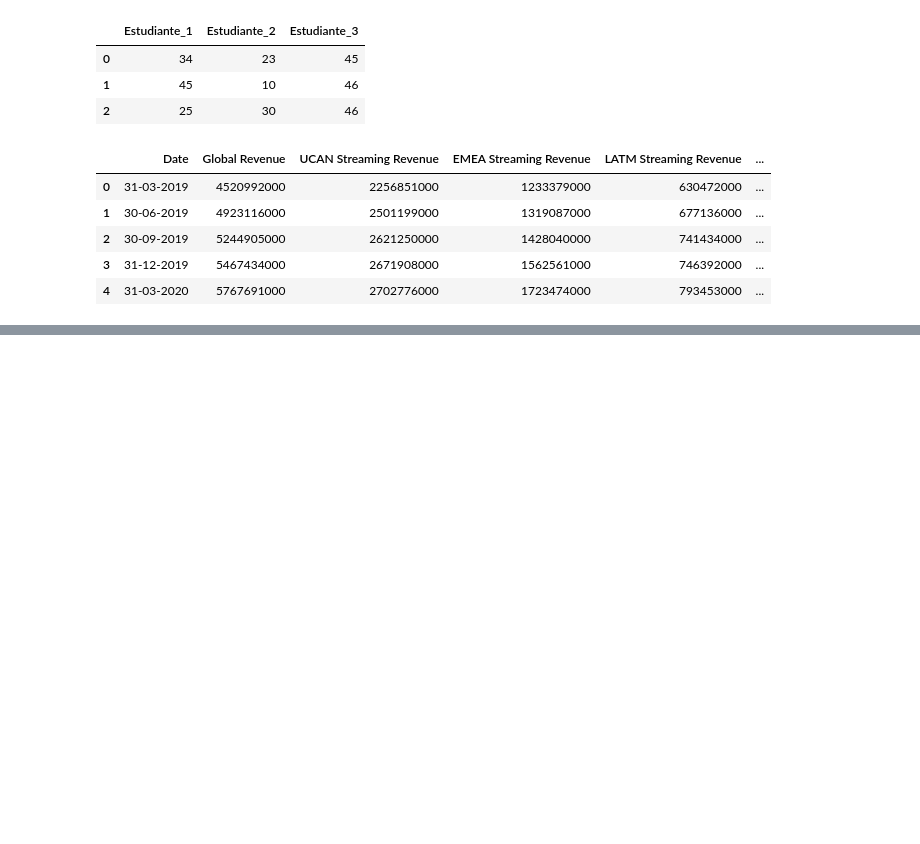
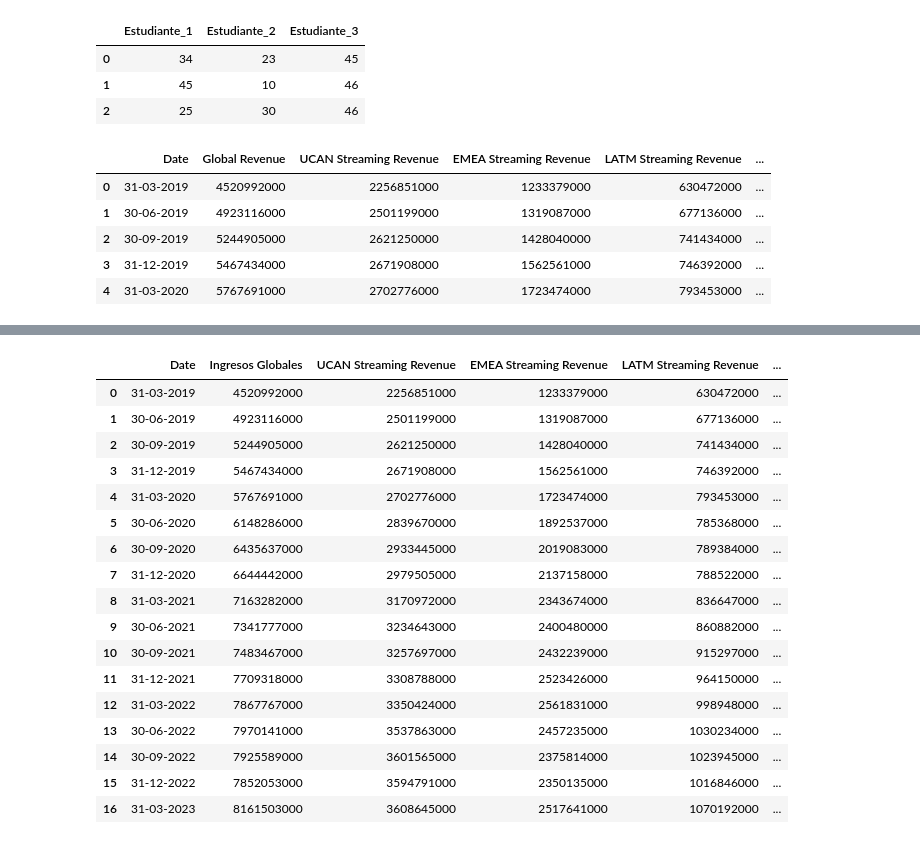
Before and after one commit to galindovil/Dataframe, a Jupyter notebook: Untitled1.ipynb, the cells around one changed output, grey strips where cells are left out. Drawn from its saved outputs; the diff is of its cells as text; code cells hidden in the pictures; blank space fills up the shorter version.

```diff
--- a/Untitled1.ipynb
+++ b/Untitled1.ipynb
@@ -176,0 +189,21 @@ miNetflix.head()
+# %%
+miNetflix.rename(columns={"Global Revenue":"Ingresos Globales"})
+# %% [output]
+|  | Date | Ingresos Globales | UCAN Streaming Revenue | EMEA Streaming Revenue | LATM Streaming Revenue | ... |
+| 0 | 31-03-2019 | 4520992000 | 2256851000 | 1233379000 | 630472000 | ... |
+| 1 | 30-06-2019 | 4923116000 | 2501199000 | 1319087000 | 677136000 | ... |
+| 2 | 30-09-2019 | 5244905000 | 2621250000 | 1428040000 | 741434000 | ... |
+| 3 | 31-12-2019 | 5467434000 | 2671908000 | 1562561000 | 746392000 | ... |
+| 4 | 31-03-2020 | 5767691000 | 2702776000 | 1723474000 | 793453000 | ... |
+| 5 | 30-06-2020 | 6148286000 | 2839670000 | 1892537000 | 785368000 | ... |
+| 6 | 30-09-2020 | 6435637000 | 2933445000 | 2019083000 | 789384000 | ... |
+| 7 | 31-12-2020 | 6644442000 | 2979505000 | 2137158000 | 788522000 | ... |
+| 8 | 31-03-2021 | 7163282000 | 3170972000 | 2343674000 | 836647000 | ... |
+| 9 | 30-06-2021 | 7341777000 | 3234643000 | 2400480000 | 860882000 | ... |
+| 10 | 30-09-2021 | 7483467000 | 3257697000 | 2432239000 | 915297000 | ... |
+| 11 | 31-12-2021 | 7709318000 | 3308788000 | 2523426000 | 964150000 | ... |
+| 12 | 31-03-2022 | 7867767000 | 3350424000 | 2561831000 | 998948000 | ... |
+| 13 | 30-06-2022 | 7970141000 | 3537863000 | 2457235000 | 1030234000 | ... |
+| 14 | 30-09-2022 | 7925589000 | 3601565000 | 2375814000 | 1023945000 | ... |
+| 15 | 31-12-2022 | 7852053000 | 3594791000 | 2350135000 | 1016846000 | ... |
+| 16 | 31-03-2023 | 8161503000 | 3608645000 | 2517641000 | 1070192000 | ... |
```
Also changed, not shown: parts of 10 cells of this notebook.
